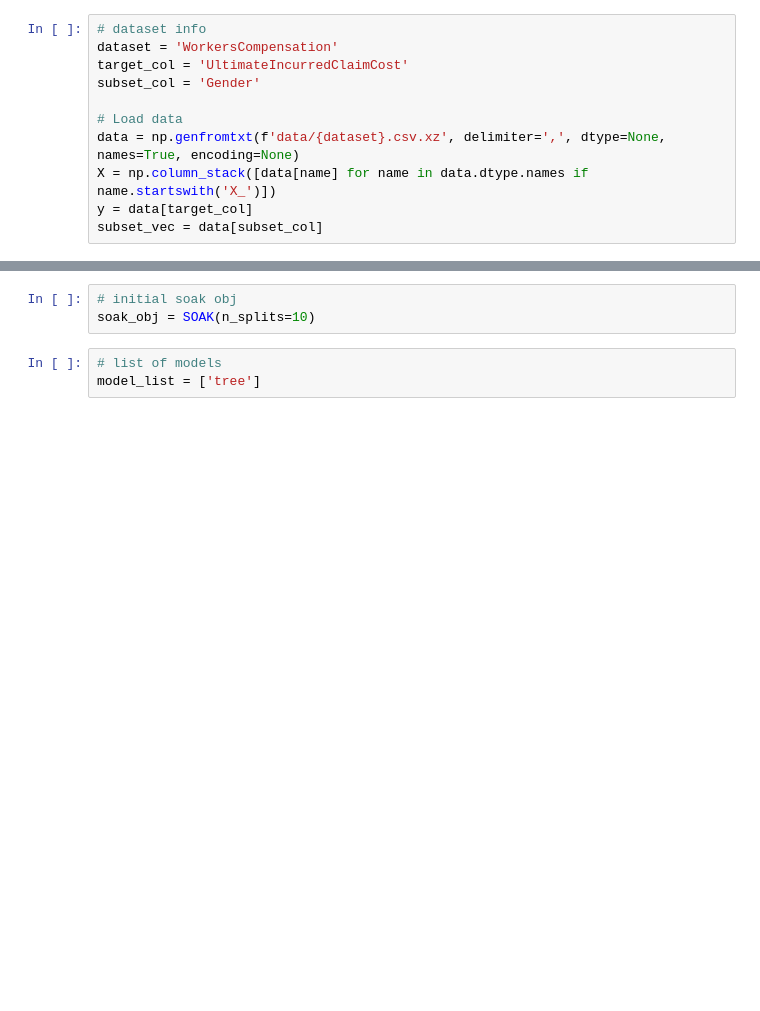
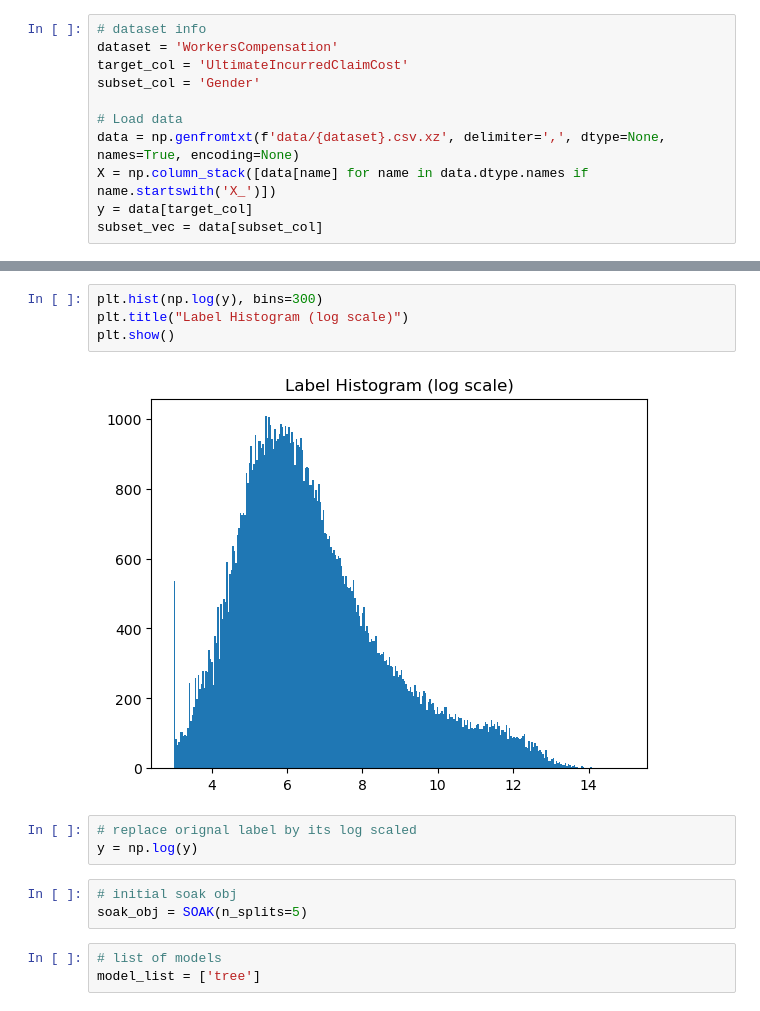
Before and after one commit to lamtung16/soak_regression, a Jupyter notebook: notebook_visualization_one_model.ipynb, the cells around one changed output, grey strips where cells are left out. Cells and saved outputs as stored; diff of their text form; blank space fills up the shorter version.

```diff
--- a/notebook_visualization_one_model.ipynb
+++ b/notebook_visualization_one_model.ipynb
@@ -17,6 +23,15 @@ subset_vec = data[subset_col]
+# %%
+plt.hist(np.log(y), bins=300)
+plt.title("Label Histogram (log scale)")
+plt.show()
+# %% [output]
+[figure, added]
+# %%
+# replace orignal label by its log scaled
+y = np.log(y)
 # %%
 # initial soak obj
-soak_obj = SOAK(n_splits=10)
+soak_obj = SOAK(n_splits=5)
 # %%
 # list of models
 model_list = ['tree']
```
Also changed, not shown: parts of 7 cells of this notebook.
